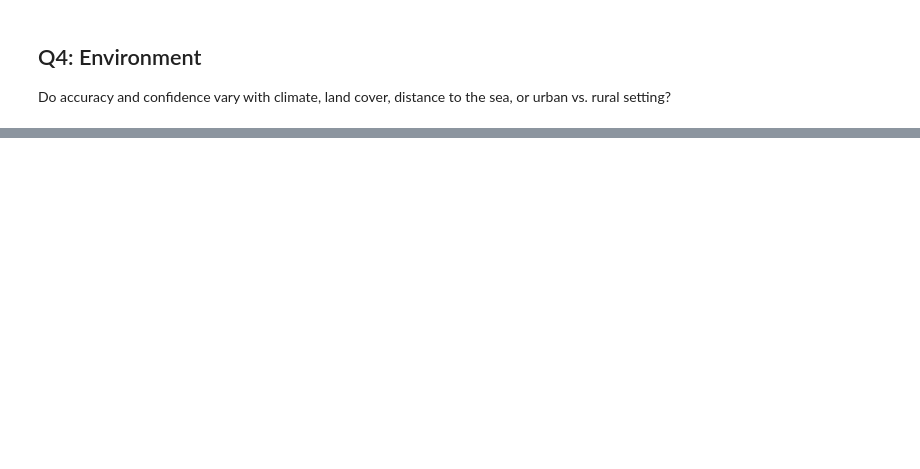
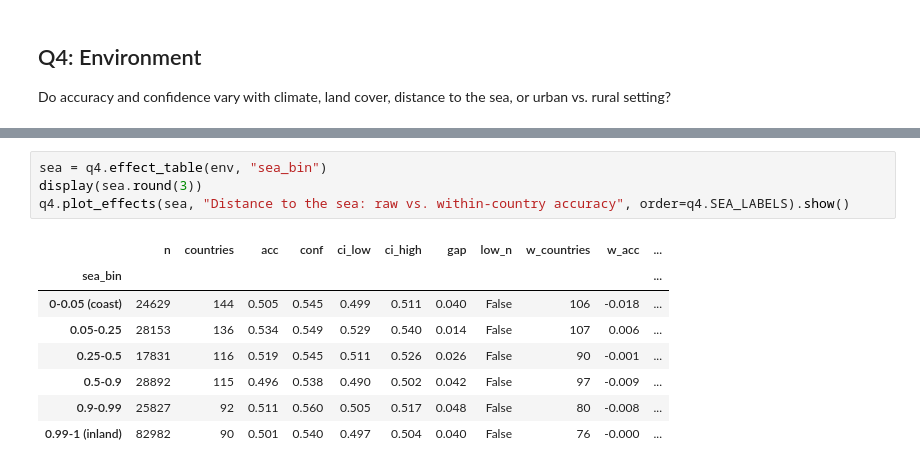
Before and after one commit to mhammer3366/ai_and_visualisation_OpenSI, a Jupyter notebook: notebooks/phase1_AI.ipynb, the cells around one changed output, grey strips where cells are left out. Saved outputs shown, nothing was run; the diff lists cells and outputs as text; blank space fills up the shorter version.

```diff
--- a/notebooks/phase1_AI.ipynb
+++ b/notebooks/phase1_AI.ipynb
@@ -129,0 +258,13 @@ from pair_a import q4_environment as q4
+# %%
+sea = q4.effect_table(env, "sea_bin")
+display(sea.round(3))
+q4.plot_effects(sea, "Distance to the sea: raw vs. within-country accuracy", order=q4.SEA_LABELS).show()
+# %% [output]
+|  | n | countries | acc | conf | ci_low | ci_high | gap | low_n | w_countries | w_acc | ... |
+| sea_bin |  |  |  |  |  |  |  |  |  |  | ... |
+| 0-0.05 (coast) | 24629 | 144 | 0.505 | 0.545 | 0.499 | 0.511 | 0.040 | False | 106 | -0.018 | ... |
+| 0.05-0.25 | 28153 | 136 | 0.534 | 0.549 | 0.529 | 0.540 | 0.014 | False | 107 | 0.006 | ... |
+| 0.25-0.5 | 17831 | 116 | 0.519 | 0.545 | 0.511 | 0.526 | 0.026 | False | 90 | -0.001 | ... |
+| 0.5-0.9 | 28892 | 115 | 0.496 | 0.538 | 0.490 | 0.502 | 0.042 | False | 97 | -0.009 | ... |
+| 0.9-0.99 | 25827 | 92 | 0.511 | 0.560 | 0.505 | 0.517 | 0.048 | False | 80 | -0.008 | ... |
+| 0.99-1 (inland) | 82982 | 90 | 0.501 | 0.540 | 0.497 | 0.504 | 0.040 | False | 76 | -0.000 | ... |
```
Also changed, not shown: parts of 18 cells of this notebook, 2 other files.
